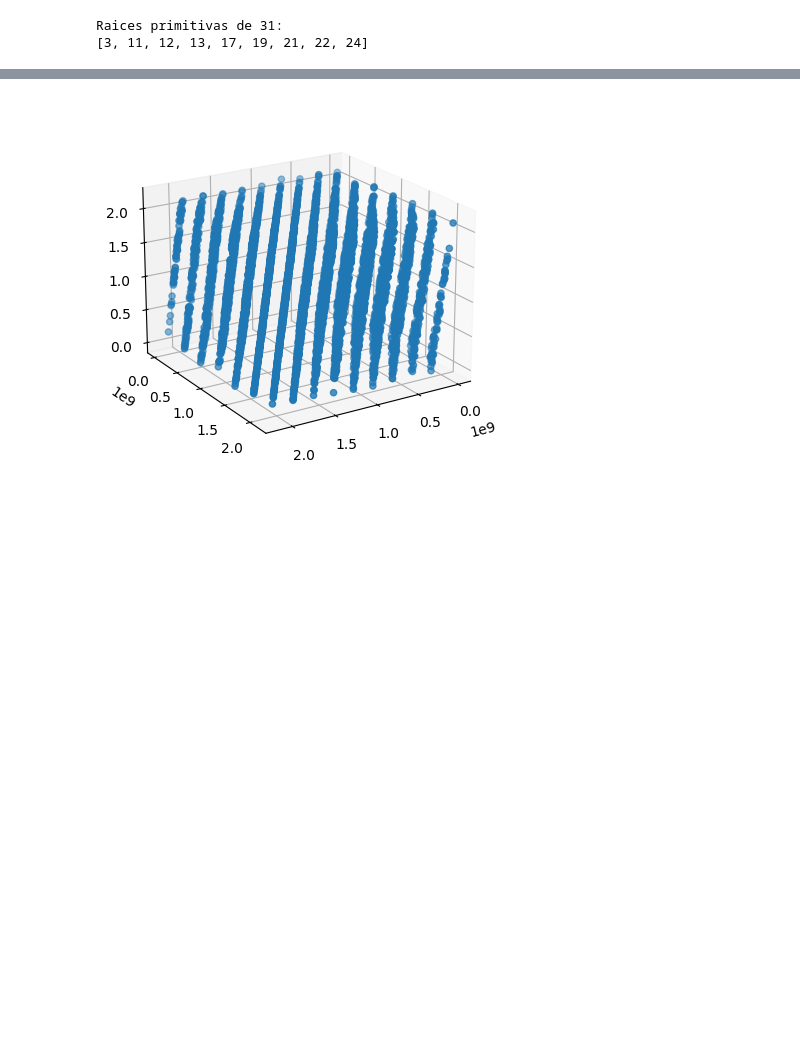
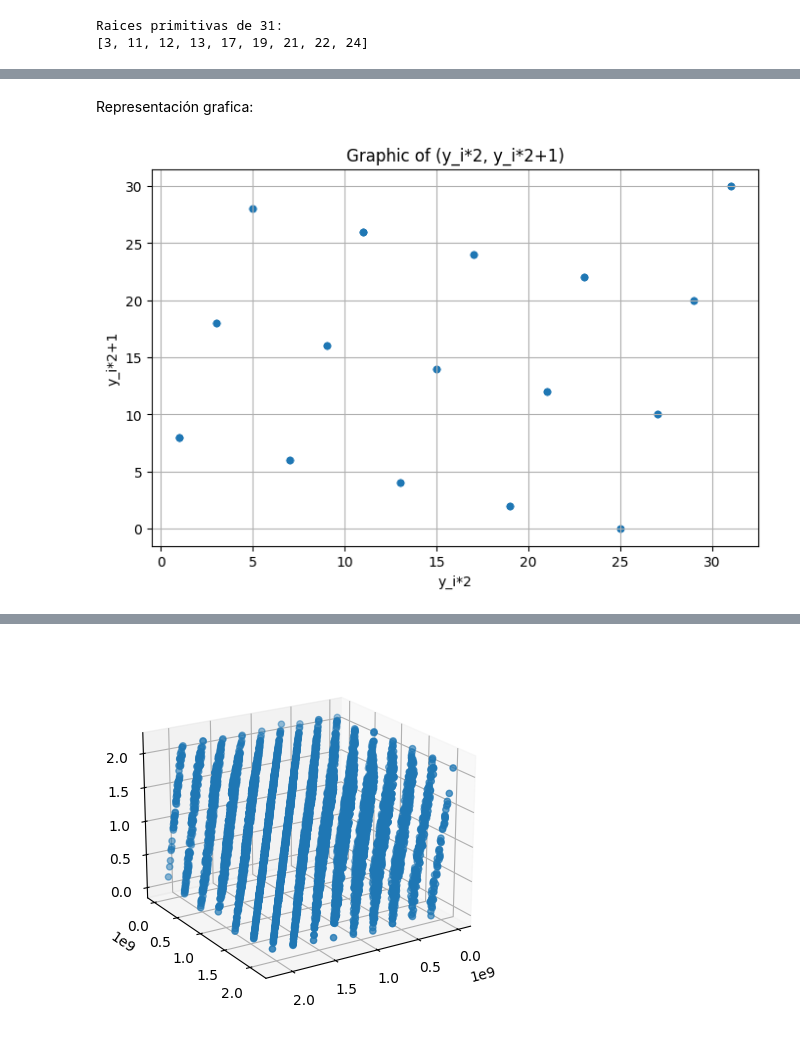
Before and after one commit to ramiro-l/ModelosYSimulacionFAMAF, a Jupyter notebook: Practico3.ipynb, the cells around one changed output, grey strips where cells are left out. Drawn from its saved outputs; the diff is of its cells as text; code cells hidden in the pictures; blank space fills up the shorter version.

```diff
--- a/Practico3.ipynb
+++ b/Practico3.ipynb
@@ -131,3 +133,23 @@ print(buscar_raices_primitivas(31))
 # %% [output]
 Raices primitivas de 31:
 [3, 11, 12, 13, 17, 19, 21, 22, 24]
+# %%
+# Revisemos esto:
+M = 31
+
+def gen_x(N):
+  y = 1
+  list = [1]
+  for i in range(N):
+    y = (3 * y) % (M)
+    list.append(y)
+  return list
+
+k = M - 1
+res = gen_x(100)
+
+print(res[0:k])
+print(res[k:k*2])
+
+if res[0:k] == res[k:k*2] == res[k*2:k*3]:
+  print("El periodo es de:", len(res[0:k]))
@@ -133,0 +162,7 @@ Raices primitivas de 31:
+# %%
+import math
+
+def mcm(a, b):
+    return abs(a * b) // math.gcd(a, b)
+
+print("Minimo comun multiplo de 32 y 30:",  mcm(32,30))
@@ -133,0 +203,22 @@ Raices primitivas de 31:
+# %% [markdown]
+Representación grafica:
+# %%
+import matplotlib.pyplot as plt
+
+res = gen_y(100)
+
+gen_y_pairs = []
+for i in range(0, len(res)//2):
+    gen_y_pairs.append((res[i*2], res[i*2+1]))
+
+x_coords_y, y_coords_y = zip(*gen_y_pairs)
+
+plt.figure(figsize=(8, 5))
+plt.scatter(x_coords_y, y_coords_y, s=20)
+plt.xlabel("y_i*2")
+plt.ylabel("y_i*2+1")
+plt.title("Graphic of (y_i*2, y_i*2+1)")
+plt.grid(True)
+plt.show()
+# %% [output]
+[figure, added]
```
Also changed, not shown: parts of 9 cells of this notebook.
